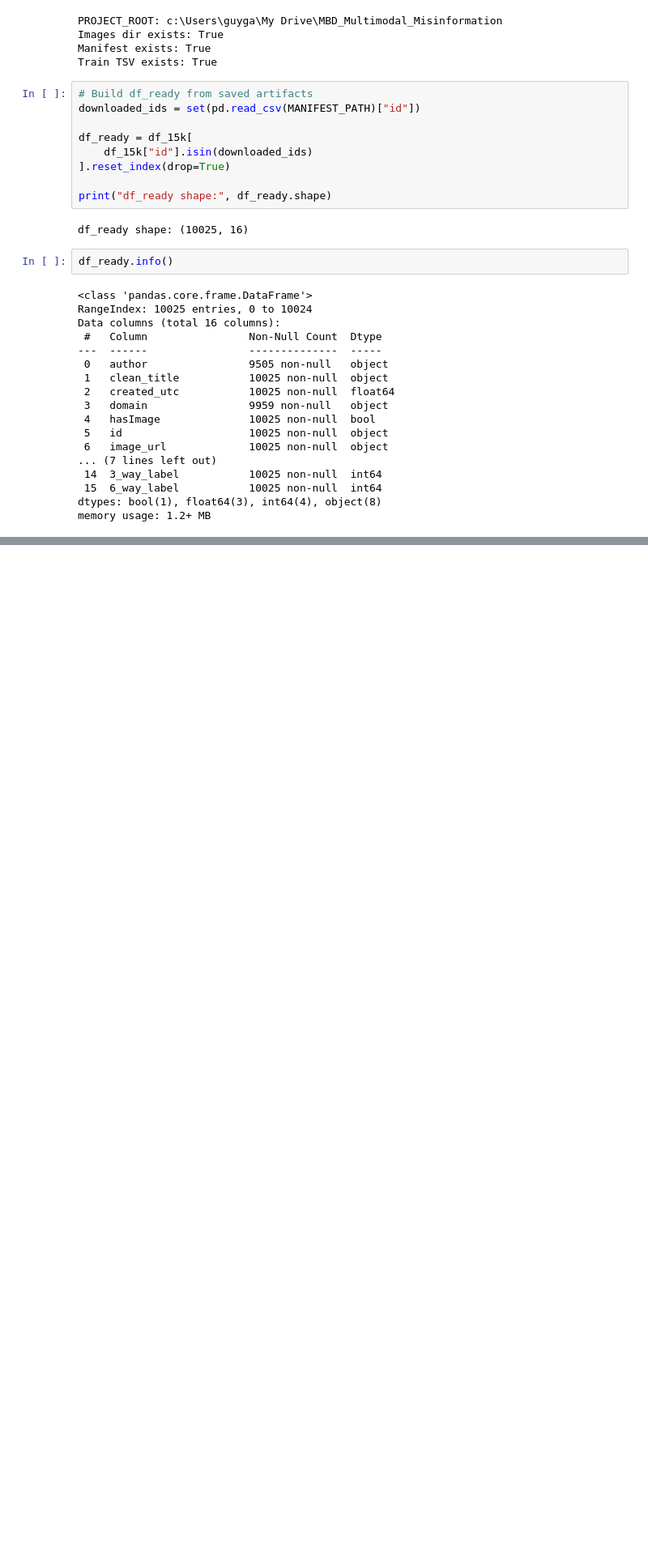
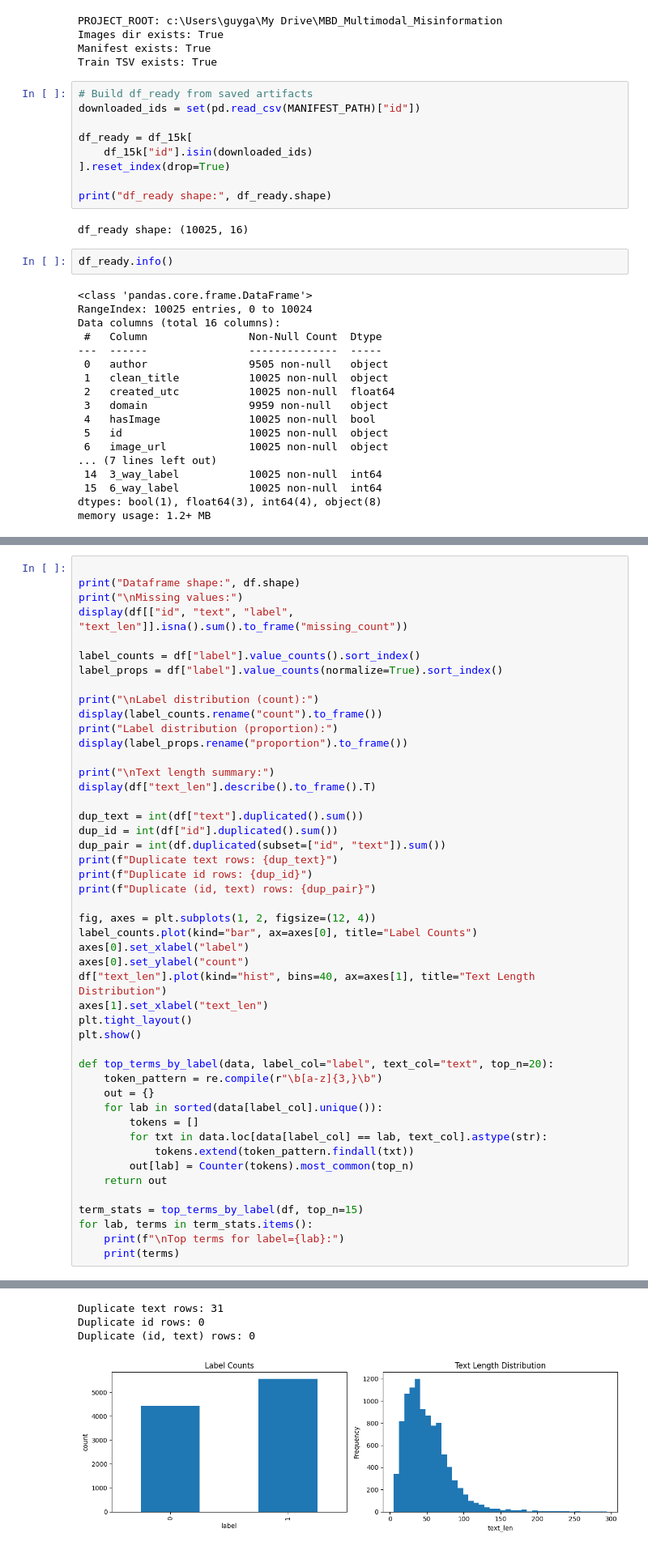
Before and after one commit to GuyGael-Karekezi/MBD_Misinformation, a Jupyter notebook: notebooks/MBD_Technical_Group.ipynb, the cells around one changed output, grey strips where cells are left out. Shown at 81% size. Saved outputs shown, nothing was run; the diff lists cells and outputs as text; blank space fills up the shorter version.

```diff
--- a/notebooks/MBD_Technical_Group.ipynb
+++ b/notebooks/MBD_Technical_Group.ipynb
@@ -428,0 +289,48 @@ Error:
+# %%
+
+print("Dataframe shape:", df.shape)
+print("\nMissing values:")
+display(df[["id", "text", "label", "text_len"]].isna().sum().to_frame("missing_count"))
+
+label_counts = df["label"].value_counts().sort_index()
+label_props = df["label"].value_counts(normalize=True).sort_index()
+
+print("\nLabel distribution (count):")
+display(label_counts.rename("count").to_frame())
+print("Label distribution (proportion):")
+display(label_props.rename("proportion").to_frame())
+
+print("\nText length summary:")
+display(df["text_len"].describe().to_frame().T)
+
+dup_text = int(df["text"].duplicated().sum())
+dup_id = int(df["id"].duplicated().sum())
+dup_pair = int(df.duplicated(subset=["id", "text"]).sum())
+print(f"Duplicate text rows: {dup_text}")
+print(f"Duplicate id rows: {dup_id}")
+print(f"Duplicate (id, text) rows: {dup_pair}")
+
+fig, axes = plt.subplots(1, 2, figsize=(12, 4))
+label_counts.plot(kind="bar", ax=axes[0], title="Label Counts")
+axes[0].set_xlabel("label")
+axes[0].set_ylabel("count")
+df["text_len"].plot(kind="hist", bins=40, ax=axes[1], title="Text Length Distribution")
+axes[1].set_xlabel("text_len")
+plt.tight_layout()
+plt.show()
+
+def top_terms_by_label(data, label_col="label", text_col="text", top_n=20):
+    token_pattern = re.compile(r"\b[a-z]{3,}\b")
+    out = {}
+    for lab in sorted(data[label_col].unique()):
+        tokens = []
+        for txt in data.loc[data[label_col] == lab, text_col].astype(str):
+            tokens.extend(token_pattern.findall(txt))
+        out[lab] = Counter(tokens).most_common(top_n)
+    return out
+
+term_stats = top_terms_by_label(df, top_n=15)
+for lab, terms in term_stats.items():
+    print(f"\nTop terms for label={lab}:")
+    print(terms)
+# %% [output]
@@ -428,0 +358,4 @@ Error:
+Duplicate text rows: 31
+Duplicate id rows: 0
+Duplicate (id, text) rows: 0
+[figure, added]
```
Also changed, not shown: parts of 50 cells of this notebook, 1 other file.
